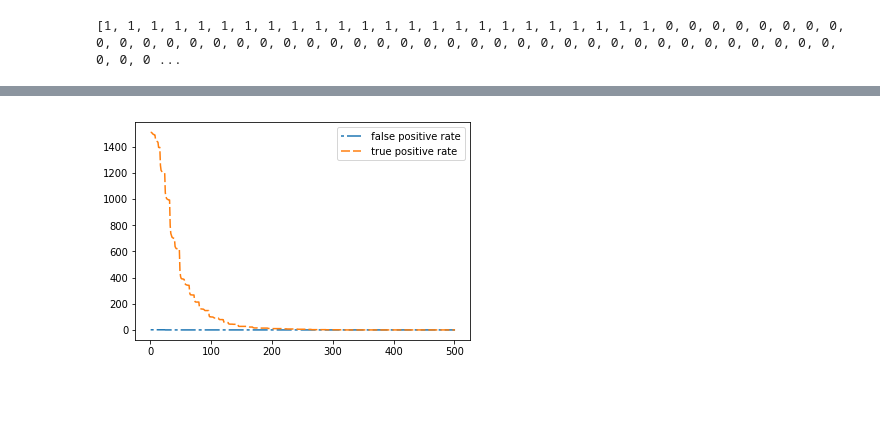
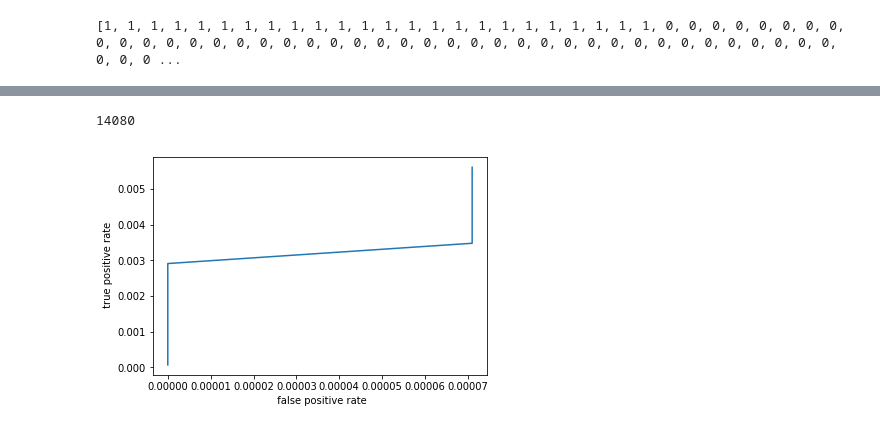
Before and after one commit to WaitingZhan/MLkit-vs-Siyang, a Jupyter notebook: siyang result/Receiver Operating Characteristics.ipynb, the cells around one changed output, grey strips where cells are left out. Drawn from its saved outputs; the diff is of its cells as text; code cells hidden in the pictures; blank space fills up the shorter version.

```diff
--- a/siyang result/Receiver Operating Characteristics.ipynb
+++ b/siyang result/Receiver Operating Characteristics.ipynb
@@ -177,21 +173,20 @@ print(TPR_S)
-# %%
-import numpy as np
-import matplotlib.pyplot as plt
-%matplotlib inline
-x = np.linspace(1,501,500)
-y = FPR_S
-y2 = TPR_S
-
-fig, ax = plt.subplots()
-
-# Using set_dashes() to modify dashing of an existing line
-line1, = ax.plot(x, y, label=' false positive rate')
-line1.set_dashes([2, 2, 10, 2])  # 2pt line, 2pt break, 10pt line, 2pt break
-
-# Using plot(..., dashes=...) to set the dashing when creating a line
-line2, = ax.plot(x, y2, dashes=[6, 2], label=' true positive rate')
-
-ax.legend()
-plt.show()
-# %% [output]
-[figure, removed]
+# %%
+print(count)
+# %% [output]
+14080
+# %%
+
+F_n = [x / count for x in FPR_S]
+T_n = [x / count for x in TPR_S]
+# %%
+import numpy as np
+import matplotlib.pyplot as plt
+%matplotlib inline
+x = F_n
+y = T_n
+plt.plot(x, y)
+plt.xlabel(' false positive rate')
+plt.ylabel(' true positive rate')
+plt.show()
+# %% [output]
+[figure, added]
```
Also changed, not shown: parts of 3 cells of this notebook.
